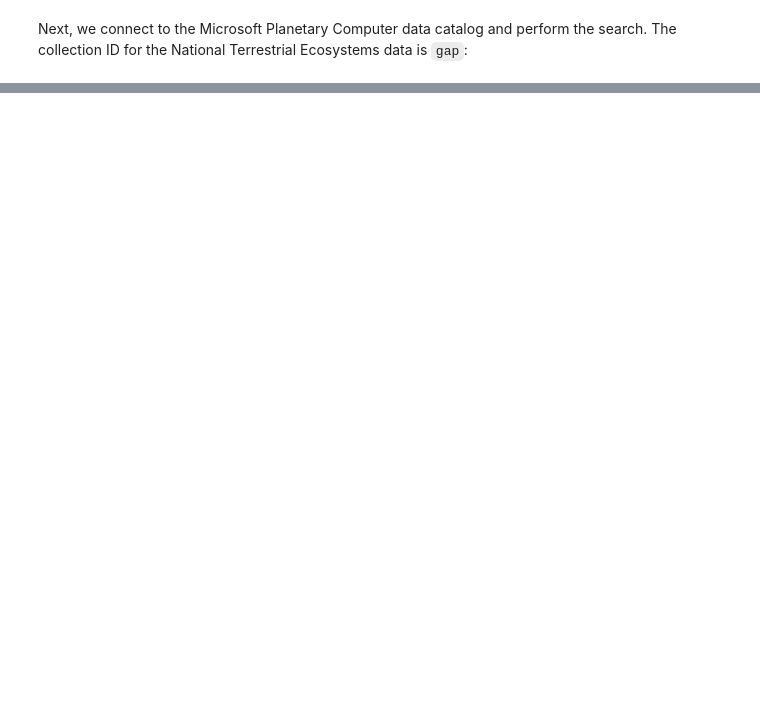
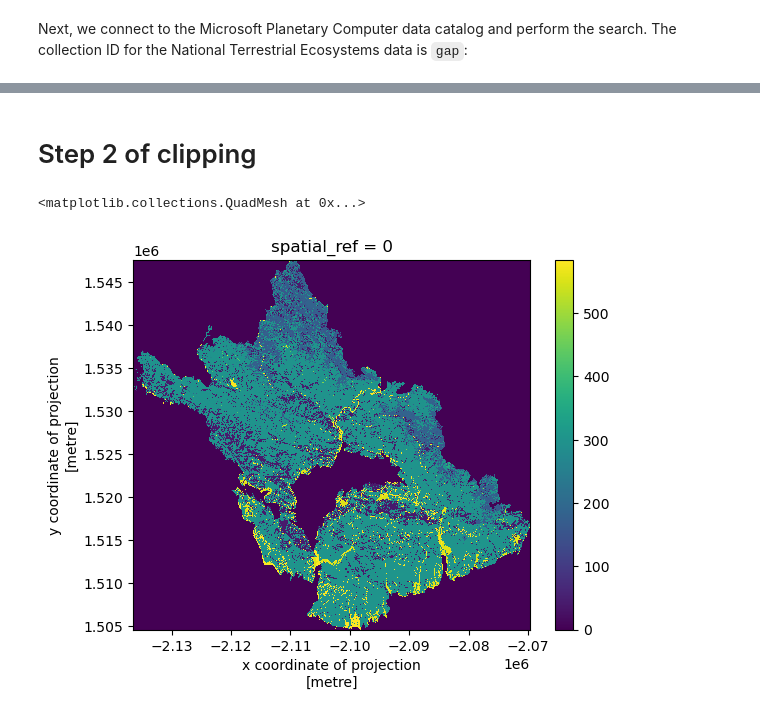
Before and after one commit to marietolteca00/eds220-2025-in-class, a Jupyter notebook: week-9-land-cover-stats.ipynb, the cells around one changed output, grey strips where cells are left out. Cells and saved outputs as stored; diff of their text form; code cells hidden in the pictures; blank space fills up the shorter version.

```diff
--- a/week-9-land-cover-stats.ipynb
+++ b/week-9-land-cover-stats.ipynb
@@ -89,0 +209,9 @@ catalog = pystac_client.Client.open(
+# %% [markdown]
+# Step 2 of clipping
+# %%
+lulc_step2 = lulc_step1.rio.clip(thomas_fire_match.geometry)
+
+lulc_step2.plot()
+# %% [output]
+<matplotlib.collections.QuadMesh at 0x...>
+[figure, added]
```
Also changed, not shown: parts of 24 cells of this notebook.
